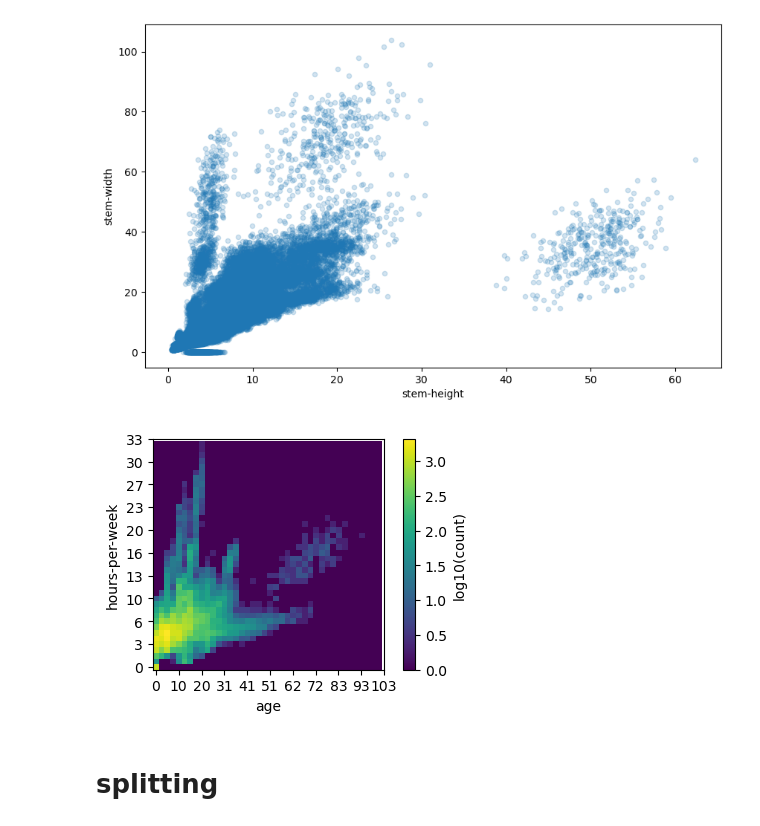
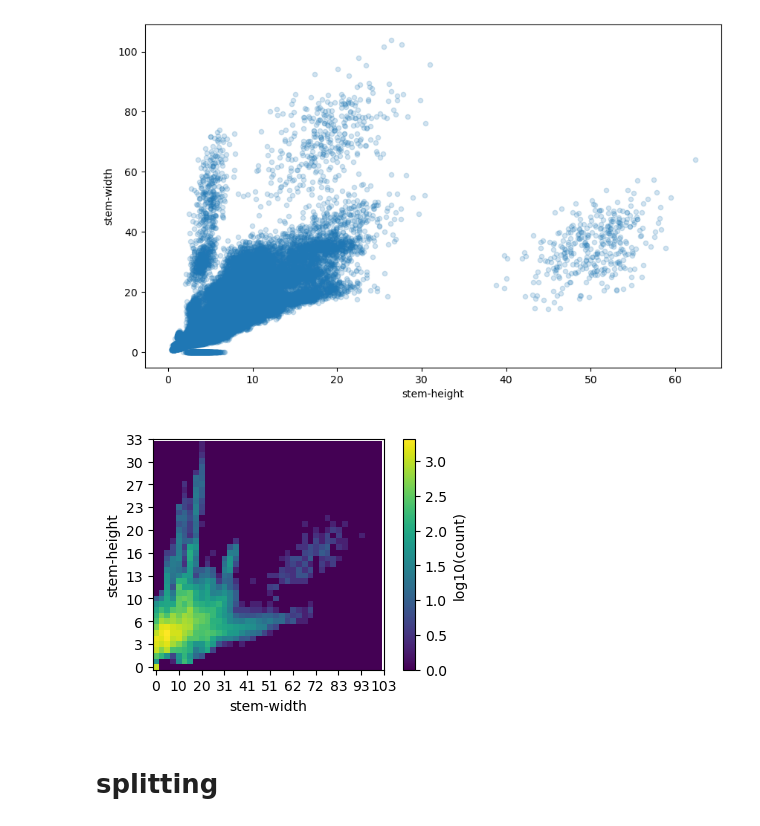
Before and after one commit to kathywu1201/Mushroom_Edibility_Classification_ML_Project, a Jupyter notebook: EDA3.ipynb, the cells around one changed output. Drawn from its saved outputs; the diff is of its cells as text; code cells hidden in the pictures.

```diff
--- a/EDA3.ipynb
+++ b/EDA3.ipynb
@@ -169,21 +168,21 @@ plt.show()
 # %%
 nbins = 40
 
 heatmap, xedges, yedges = np.histogram2d(df['stem-width'], df['stem-height'], bins=nbins)
 extent = [xedges[0], xedges[-1], yedges[0], yedges[-1]]
 
 heatmap[heatmap == 0] = 0.1 # we will use log and log(0) is undefined
 plt.figure(figsize=(5,3))
 
 plt.imshow(np.log10(heatmap).T, origin='lower',vmin=0) # use log count
-plt.xlabel('age')
-plt.ylabel('hours-per-week')
+plt.xlabel('stem-width')
+plt.ylabel('stem-height')
 plt.xticks(np.arange(nbins+1)[::4],xedges[::4].astype(int))
 plt.yticks(np.arange(nbins+1)[::4],yedges[::4].astype(int))
 plt.colorbar(label='log10(count)')
 plt.show()
 # %% [output]
-[figure, old version]
+[figure, new version]
 # %% [markdown]
 # splitting
 # %%
```
Also changed, not shown: parts of 7 cells of this notebook, 2 other files.
